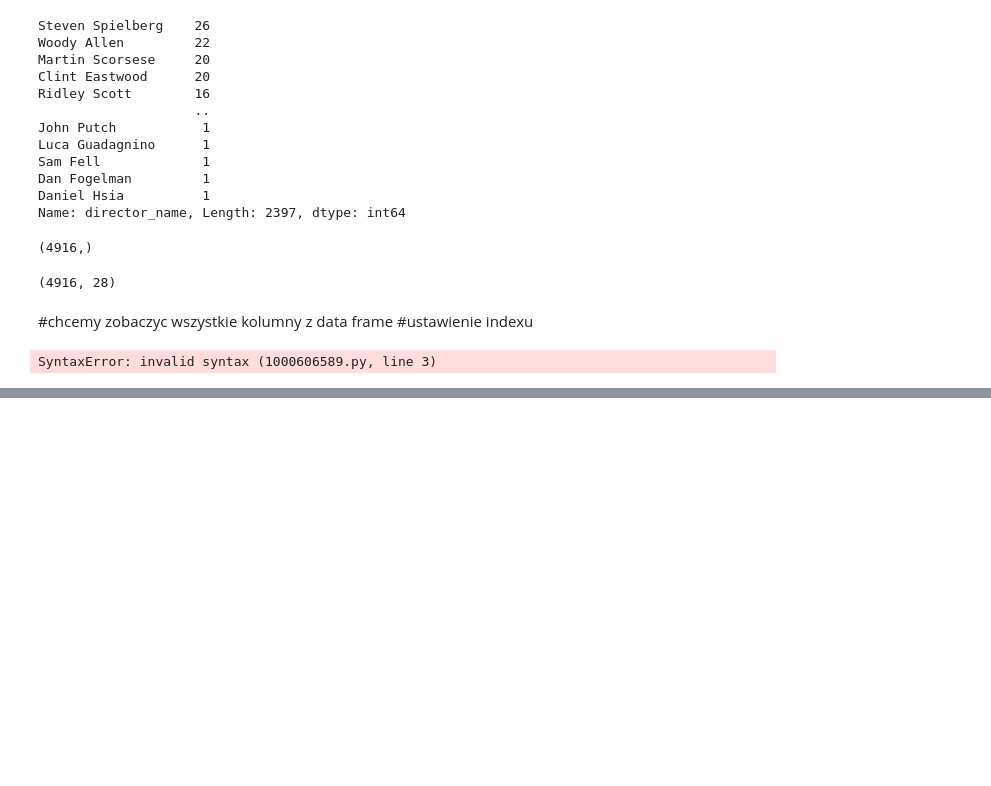
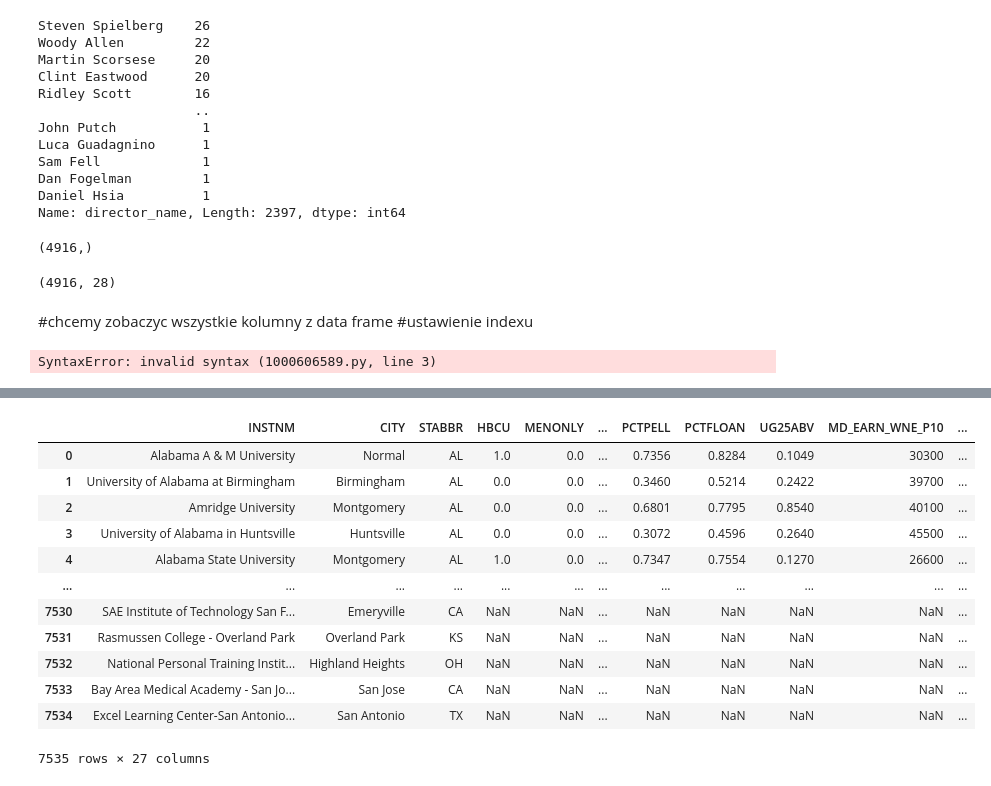
Before and after one commit to ktomaszkiewicz/PrzetwarzanieZbiorowPublic, a Jupyter notebook: Pandas_sda.ipynb, the cells around one changed output, grey strips where cells are left out. Drawn from its saved outputs; the diff is of its cells as text; code cells hidden in the pictures; blank space fills up the shorter version.

```diff
--- a/Pandas_sda.ipynb
+++ b/Pandas_sda.ipynb
@@ -440,0 +468,2 @@ movie_columns[2] = 'rezyser'
+# %%
+college = pd.read_pickle('data/college.pkl')
@@ -440,0 +480,2 @@ movie_columns[2] = 'rezyser'
+# %%
+college.set_index('INSTNM', inplace = True)
@@ -440,0 +811,18 @@ movie_columns[2] = 'rezyser'
+# %%
+college.reset_index(inplace = True)
+# %%
+college
+# %% [output]
+|  | INSTNM | CITY | STABBR | HBCU | MENONLY | ... | PCTPELL | PCTFLOAN | UG25ABV | MD_EARN_WNE_P10 | ... |
+| 0 | Alabama A & M University | Normal | AL | 1.0 | 0.0 | ... | 0.7356 | 0.8284 | 0.1049 | 30300 | ... |
+| 1 | University of Alabama at Birmingham | Birmingham | AL | 0.0 | 0.0 | ... | 0.3460 | 0.5214 | 0.2422 | 39700 | ... |
+| 2 | Amridge University | Montgomery | AL | 0.0 | 0.0 | ... | 0.6801 | 0.7795 | 0.8540 | 40100 | ... |
+| 3 | University of Alabama in Huntsville | Huntsville | AL | 0.0 | 0.0 | ... | 0.3072 | 0.4596 | 0.2640 | 45500 | ... |
+| 4 | Alabama State University | Montgomery | AL | 1.0 | 0.0 | ... | 0.7347 | 0.7554 | 0.1270 | 26600 | ... |
+| ... | ... | ... | ... | ... | ... | ... | ... | ... | ... | ... | ... |
+| 7530 | SAE Institute of Technology San F... | Emeryville | CA | NaN | NaN | ... | NaN | NaN | NaN | NaN | ... |
+| 7531 | Rasmussen College - Overland Park | Overland Park | KS | NaN | NaN | ... | NaN | NaN | NaN | NaN | ... |
+| 7532 | National Personal Training Instit... | Highland Heights | OH | NaN | NaN | ... | NaN | NaN | NaN | NaN | ... |
+| 7533 | Bay Area Medical Academy - San Jo... | San Jose | CA | NaN | NaN | ... | NaN | NaN | NaN | NaN | ... |
+| 7534 | Excel Learning Center-San Antonio... | San Antonio | TX | NaN | NaN | ... | NaN | NaN | NaN | NaN | ... |
+7535 rows × 27 columns
```
Also changed, not shown: parts of 118 cells of this notebook, 7 other files.
